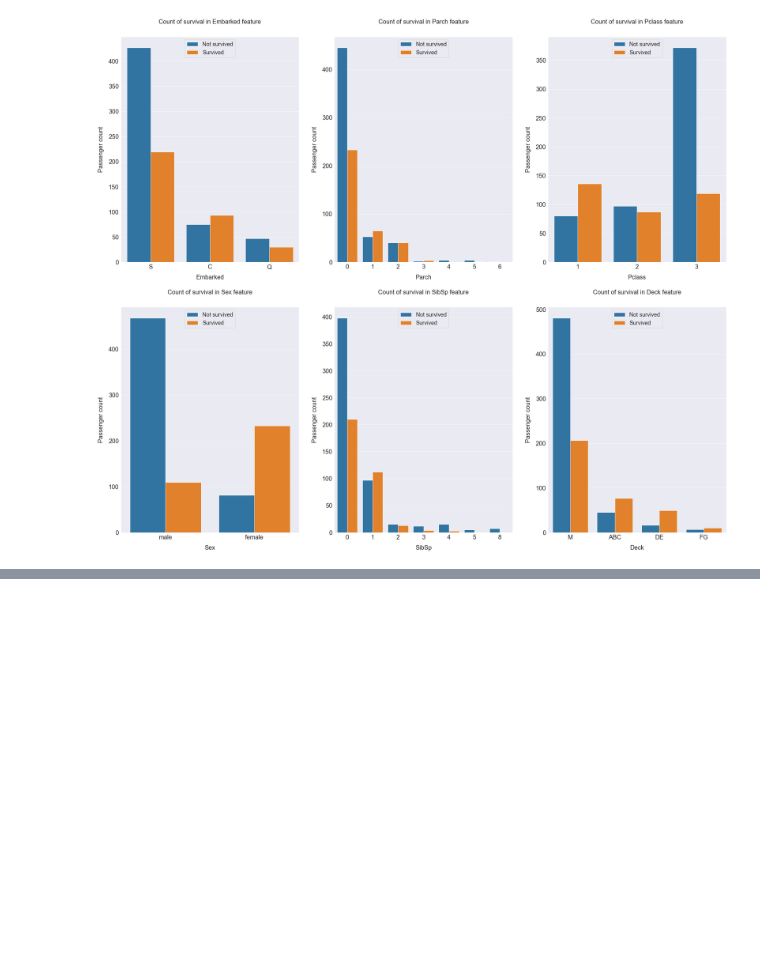
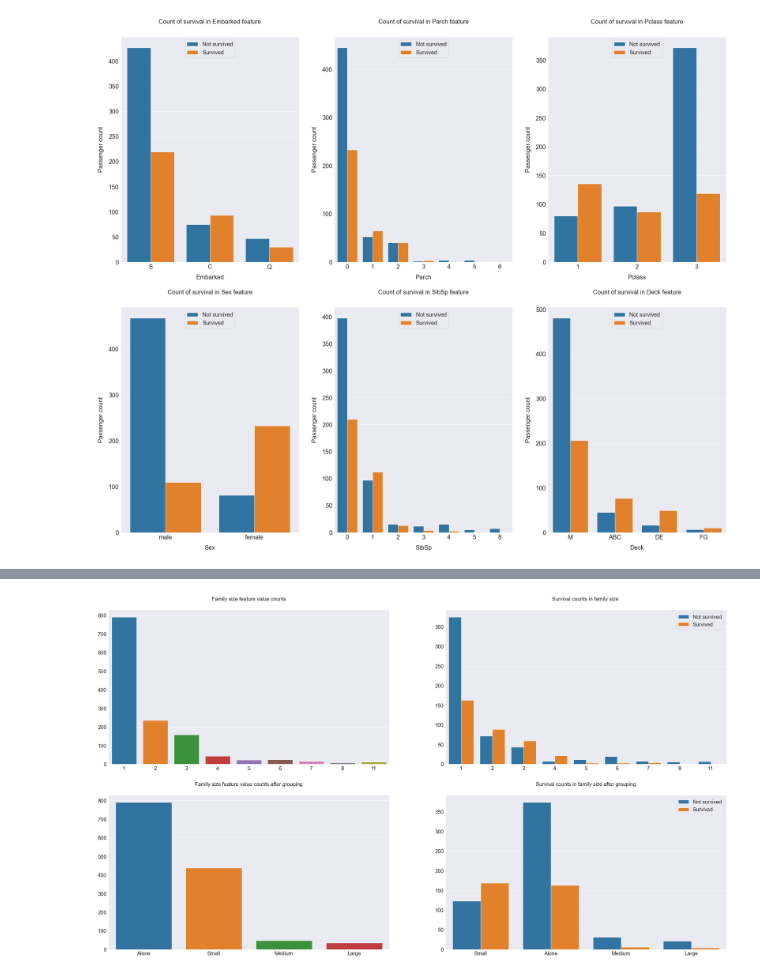
Before and after one commit to juan190199/Kaggle, a Jupyter notebook: Titanic - Machine Learning from Disaster/titanic_v2.ipynb, the cells around one changed output, grey strips where cells are left out. Saved outputs shown, nothing was run; the diff lists cells and outputs as text; code cells hidden in the pictures; blank space fills up the shorter version.

```diff
--- a/Titanic - Machine Learning from Disaster/titanic_v2.ipynb
+++ b/Titanic - Machine Learning from Disaster/titanic_v2.ipynb
@@ -502,0 +539,35 @@ df_all.head()
+# %%
+df_all['FamilySize'] = df_all['SibSp'] + df_all['Parch'] + 1
+
+fig, axs = plt.subplots(figsize=(24, 24), ncols=2, nrows=2)
+plt.subplots_adjust(right=1.5)
+
+sns.barplot(x=df_all['FamilySize'].value_counts().index, y=df_all['FamilySize'].value_counts().values, ax=axs[0][0])
+axs[0][0].set_title('Family size feature value counts', size=20, y=1.05)
+sns.countplot(x='FamilySize', hue='Survived', data=df_all, ax=axs[0][1])
+axs[0][1].set_title('Survival counts in family size ', size=20, y=1.05)
+
+# Family Size with 1 are labeled as 'Alone'
+# Family Size with 2, 3 and 4 are labeled as 'Small'
+# Family Size with 5 and 6 are labeled as 'Medium'
+# Family Size with 7, 8 and 11 are labeled as 'Large'
+family_map = {1: 'Alone', 2: 'Small', 3: 'Small', 4: 'Small', 5: 'Medium', 6: 'Medium', 7: 'Large', 8: 'Large', 11: 'Large'}
+
+df_all['FamilySizeGrouped'] = df_all['FamilySize'].map(family_map)
+
+sns.barplot(x=df_all['FamilySizeGrouped'].value_counts().index, y=df_all['FamilySizeGrouped'].value_counts().values, ax=axs[1][0])
+axs[1][0].set_title('Family size feature value counts after grouping', size=20, y=1.05)
+sns.countplot(x='FamilySizeGrouped', hue='Survived', data=df_all, ax=axs[1][1])
+axs[1][1].set_title('Survival counts in family size after grouping', size=20, y=1.05)
+
+for i in range(2):
+    axs[i][1].legend(['Not survived', 'Survived'], loc='upper right', prop={'size': 20})
+    for j in range(2):
+        axs[i][j].tick_params(axis='x', labelsize=20)
+        axs[i][j].tick_params(axis='y', labelsize=20)
+        axs[i][j].set_xlabel('')
+        axs[i][j].set_ylabel('')
+
+plt.show()
+# %% [output]
+[figure, added]
```
Also changed, not shown: parts of 18 cells of this notebook.
